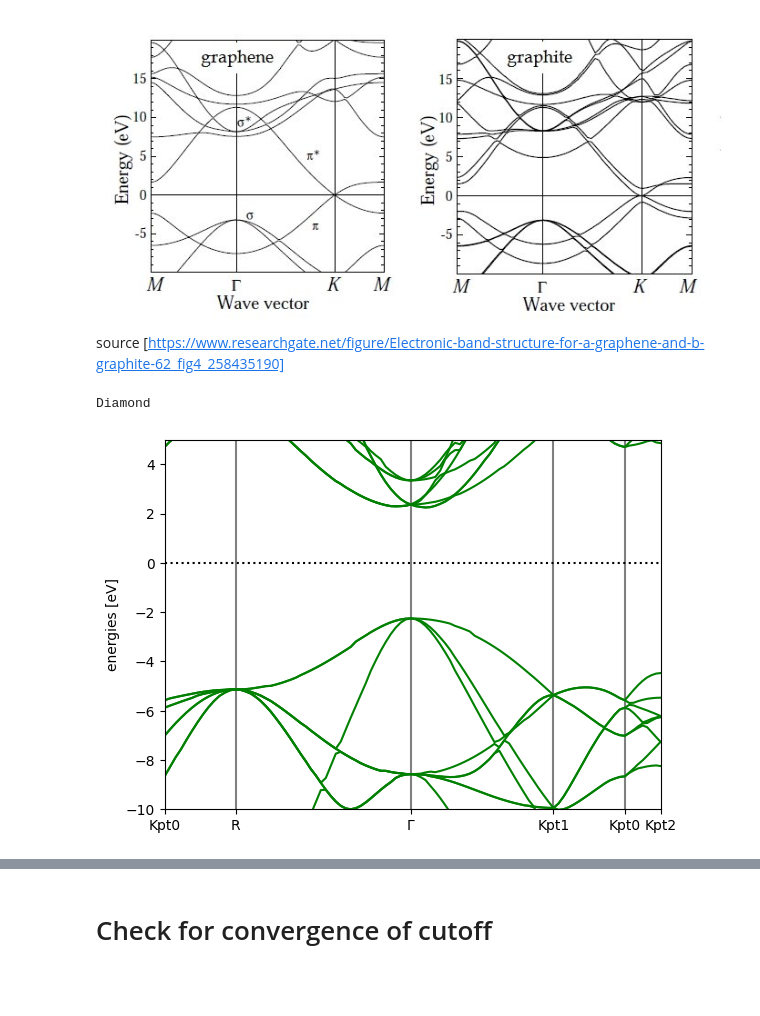
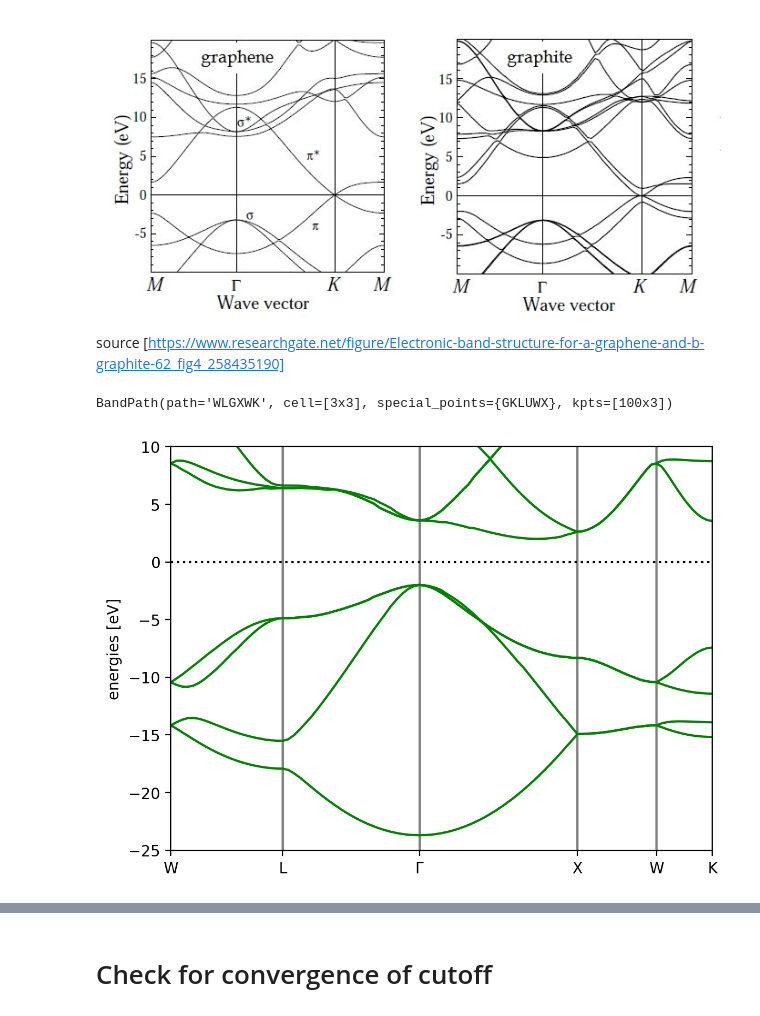
Before and after one commit to sebobo233/simulation, a Jupyter notebook: project.ipynb, the cells around one changed output, grey strips where cells are left out. Saved outputs shown, nothing was run; the diff lists cells and outputs as text; code cells hidden in the pictures; blank space fills up the shorter version.

Commit message:
corrected bandstructure and DOS

```diff
--- a/project.ipynb
+++ b/project.ipynb
@@ -466,8 +472,10 @@ Graphene / Graphite
 
 source [https://www.researchgate.net/figure/Electronic-band-structure-for-a-graphene-and-b-graphite-62_fig4_258435190]
 # %%
-def compute_band_structure(structure,kpts,points, npoints,name):
-    calc_gs = GPAW(mode=PW(300),xc='PBE',kpts=kpts, txt=None)
+
+
+def compute_band_structure(structure,kpts,points, npoints,name,point_dict=None):
+    calc_gs = GPAW(mode=PW(300),xc='PBE',kpts={'size':kpts, 'gamma': True}, txt=None)
     structure.calc = calc_gs
     structure.get_potential_energy()
 
@@ -475,8 +483,12 @@ def compute_band_structure(structure,kpts,points, npoints,name):
 
     #points= list(structure.cell.get_bravais_lattice().get_special_points().keys())
     #points.append("G") # symmetry
+    if point_dict == None:
+        band_path = bandpath(points, structure.cell, npoints=npoints)
+    else:
+        band_path = bandpath(points, structure.cell, npoints=npoints,special_points=point_dict)
+    print(band_path)
 
-    band_path = bandpath(points, structure.cell, npoints=npoints)
 
     calc_bs = GPAW(f'save/gs_{name}.gpw',  # Restart from the ground state calculation
             kpts={'path': band_path.kpts, 'npoints': npoints},  # Define k-point path
@@ -486,66 +498,36 @@ def compute_band_structure(structure,kpts,points, npoints,name):
             txt=f'save/band_struct_{name}.txt')
 
     calc_bs.get_potential_energy()
     bs = calc_bs.band_structure()
     bs = bs.subtract_reference() # 0 = fermit level
     return bs, band_path
 
 # structure parameter
 a_dia = 3.567
-a_graph = 2.487
-c_graph = 6.696
-
 
 # k points for callculation
 kpts_diamond = (18,18,18)
-kpts_graphene = (30,30,1)
-kpts_graphite = (21,21,4)
 
 # k points for band structure calculation
 npoints = 100
-
-
 
 dia_points = ibz_points['fcc']
 W = dia_points['W']
 G = dia_points['Gamma']
 X = dia_points['X']
 L = dia_points['L']
 K = dia_points['K']
 
-graph_points = ibz_points['hexagonal']
-Ag = graph_points['A']
-Gg = graph_points['Gamma']
-Mg = graph_points['M']
-Kg = graph_points['K']
-
 
 path_dia = [W, L, G, X, W, K]
 path_dia_str = 'WLGXWK'
-path_graphite = [Gg,Kg,Mg,Gg]
-path_graphene = [Gg,Kg,Mg,Gg]
-path_graph_str = 'G,K,M,G'
-
-
 
 # generate atoms structures
-diamond = gen_diamond(a0=a_dia)
-graphite = gen_graphite(a0=a_graph, c0=c_graph)
-
-graphene_sheet = graphene()
-graphene_sheet.set_cell([graphene_sheet.cell[0], graphene_sheet.cell[1], [0, 0, 20]])
-graphene_sheet.pbc = (True, True, True) # needed to be set true for calculation
-
+diamond = bulk('C', 'diamond', a=a_dia)
 # Compute band structures
 diamond_bs, diamond_bp = compute_band_structure(diamond,kpts_diamond,path_dia, npoints,'diamond')
-graphite_bs, graphite_bp = compute_band_structure(graphite, kpts_graphite,path_graphite, npoints,'graphite')
-graphene_bs, graphene_bp = compute_band_structure(graphene_sheet,kpts_graphene,path_graphene, npoints,'graphene')
+bs = diamond_bs.subtract_reference()
+fig = bs.plot(filename='bandstructure_graphite.png', show=False, emin=-25,emax=10).figure.set_dpi(200)
+# %% [output]
+BandPath(path='WLGXWK', cell=[3x3], special_points={GKLUWX}, kpts=[100x3])
+[figure, added]
-# %%
-print("Diamond")
-#diamond_bs.path.path=path_dia_str
-
-fig = diamond_bs.plot(filename='pics/diamond_band_structure.png')
-plt.show()
-# %% [output]
-Diamond
-[figure, removed]
```
Also changed, not shown: parts of 10 cells of this notebook.
